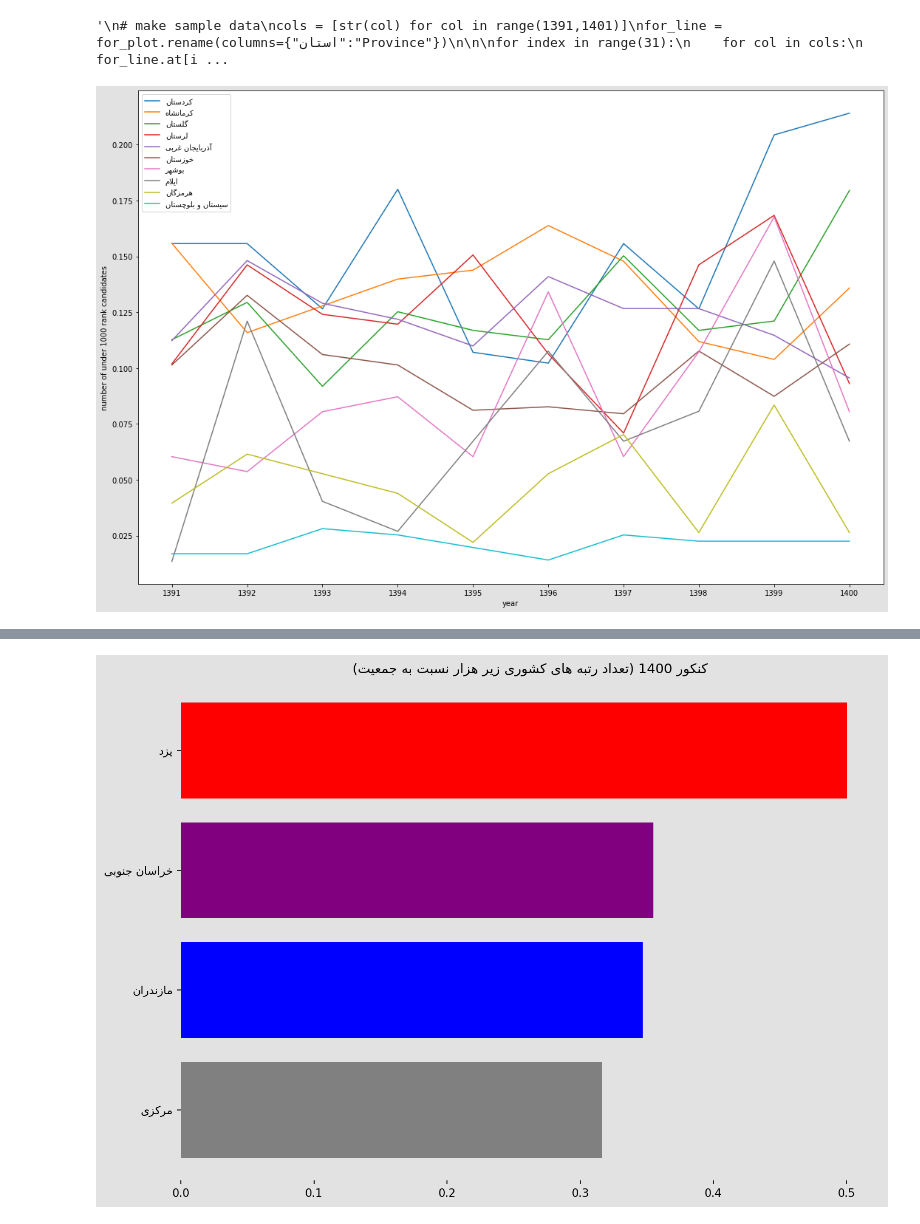
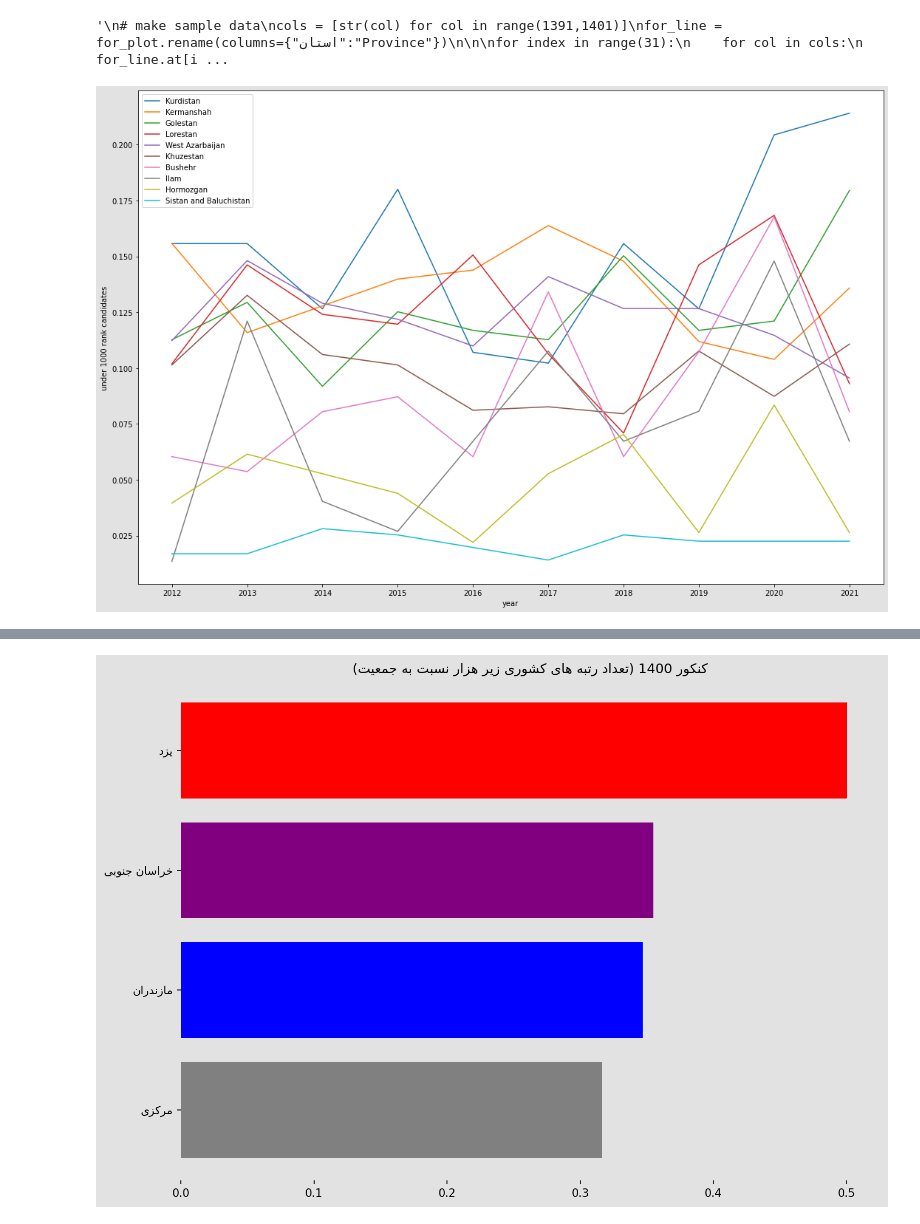
Before and after one commit to arianGh1/Konkoor, a Jupyter notebook: analysis.ipynb, the cells around one changed output, grey strips where cells are left out. Drawn from its saved outputs; the diff is of its cells as text; code cells hidden in the pictures.

```diff
--- a/analysis.ipynb
+++ b/analysis.ipynb
@@ -105,6 +105,8 @@ df3.head()
 | 2 | اراک | 3 | 2.0 | منطقه 2 | 7 | 7589 | 142.0 | ... |
 | 3 | اراک | 5 | 4.0 | منطقه 2 | 3 | 7529 | 79.0 | ... |
 | 4 | مشهد | 6 | 2.0 | منطقه 1 | 1 | 7645 | 23.0 | ... |
+# %%
+df3["سال"] = df3["سال"].apply(lambda x: x+621)
 # %%
 dic_regions = {
   "Alborz":"البرز",
@@ -146,15 +158,15 @@ dic_regions = {v: k for k, v in dic_regions.items()}
 for_plot = pd.DataFrame()
 
 # Preparing a dataframe for ease of usage in plots
-for i in range(1391,1401):
+for i in range(2012,2022):
     sample = df3[df3["سال"]==i]
     grouped = sample[["استان","رتبه کشوری","سال"]].groupby(["استان","سال"]).count()
     grouped = grouped.reset_index()
     for_plot["استان"] = grouped["استان"]
     for_plot[str(i)] = grouped["رتبه کشوری"]
-cols = [str(col) for col in range(1391,1401)]
+cols = [str(col) for col in range(2012,2022)]
 for index in range(31):
     for col in cols:
         for_plot.at[index,col] = (for_plot.at[index,col]*7800/dic_population[for_plot.at[index,"استان"]])
-#for_plot["استان"] = for_plot["استان"].apply(lambda x: dic_regions[x])
-for_plot["استان"] = for_plot["استان"].apply(lambda x: get_display(reshape(x)))
+for_plot["استان"] = for_plot["استان"].apply(lambda x: dic_regions[x])
+#for_plot["استان"] = for_plot["استان"].apply(lambda x: get_display(reshape(x)))
@@ -161,6 +193,6 @@ for_plot["استان"] = for_plot["استان"].apply(lambda x: get_display(resh
 # %%
 #Lets take a average for this years and then, delete them
-cols = [str(col) for col in range(1391,1401)]
+cols = [str(col) for col in range(2012,2022)]
 for_sum = for_plot.loc[: , cols]
 for_plot["Sum"] = for_sum.sum(axis=1)
 for_plot["Sum"] = for_plot["Sum"]/10
@@ -219,33 +251,33 @@ for index in range(3):
     ax.clear()
     for_mult_line = for_plot
     if index==0:
         for_mult_line = for_mult_line[:11]
     elif index==1:
         for_mult_line = for_mult_line[11:21]
     else:
         for_mult_line = for_mult_line[21:]
     for_mult_line = for_mult_line.T
     for_mult_line.columns = for_mult_line.iloc[0]
     for_mult_line = for_mult_line[1:]
     for_mult_line = for_mult_line.reset_index()
     for_mult_line = for_mult_line.rename(columns={"index":"year"})
 
 
 
     cols = [col for col in for_mult_line.columns if col!="year"]
 
     for_mult_line["year"] = for_mult_line["year"].astype("int")
 
     for col in cols:
         #for_mult_line = for_mult_line.sort_values(["year"])
         x = for_mult_line["year"]
         y = for_mult_line[col]
         plt.xticks(x)
 
         plt.plot(x, y,label=col)
     plt.legend()
     plt.xlabel("year")
-    plt.ylabel("number of under 1000 rank candidates")
-    plt.savefig("exports\multiple"+str(index)+".png",bbox_inches="tight",dpi=300)
+    plt.ylabel("under 1000 rank candidates")
+    plt.savefig("exports\english_multiple"+str(index)+".png",bbox_inches="tight",dpi=300)
 # %% [output]
-[figure, old version]
+[figure, new version]
```
Also changed, not shown: parts of 7 cells of this notebook, 10 other files.
